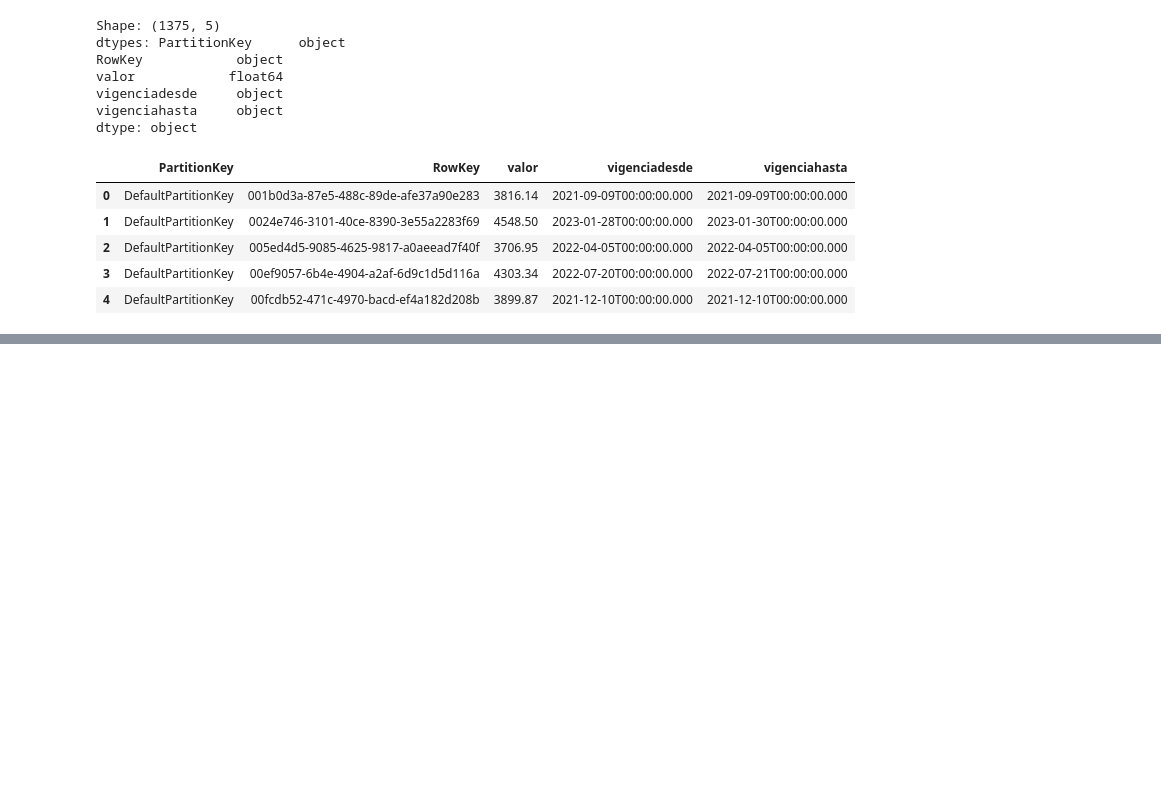
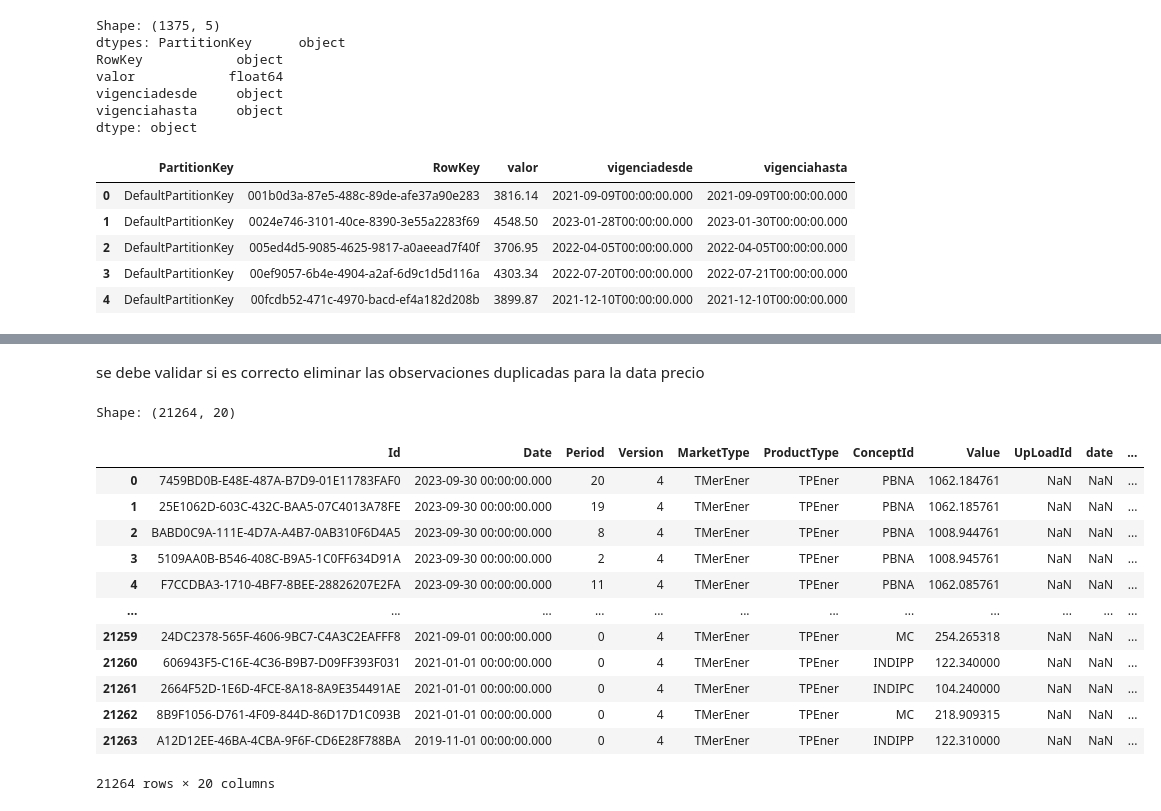
Before and after one commit to maestria-ds-eafit/Proyecto-Integrador-Semestre1, a Jupyter notebook: python-notebooks/ReadEntitiesAzTable.ipynb, the cells around one changed output, grey strips where cells are left out. Drawn from its saved outputs; the diff is of its cells as text; code cells hidden in the pictures; blank space fills up the shorter version.

Commit message:
add join tables

```diff
--- a/python-notebooks/ReadEntitiesAzTable.ipynb
+++ b/python-notebooks/ReadEntitiesAzTable.ipynb
@@ -84,0 +391,7 @@ df_precipitacion = get_dataframe_from_table_storage_table(
+# %%
+df_pivot = df_filtrado.pivot(index='date', columns='departamento', values='precipitacion_total')
+
+# Resetear el índice si lo deseas
+df_pivot.reset_index(inplace=True)
+
+df_pivot
@@ -84,0 +415,25 @@ df_precipitacion = get_dataframe_from_table_storage_table(
+# %%
+def obtain_content_of_blob(connection_string, container_name, file_name):
+    """
+    Esta función crea una conexión a un archivo específico almacenado en blob Storage y retorna su contenido
+    """
+    blob_service_client = BlobServiceClient.from_connection_string(connection_string)
+    container_client = blob_service_client.get_container_client(container_name)
+    blob_client = container_client.get_blob_client(file_name)
+    blob_stream = blob_client.download_blob().readall()
+    blob_file = io.BytesIO(blob_stream)
+    return blob_file
+# %%
+connection_string = os.getenv("AZ_CONNECTION_STRING")
+container_name = "raw/EnergySuiteData/precios/aire/"
+# %%
+df_precio = pd.read_csv(
+    obtain_content_of_blob(connection_string, container_name, "AireSup-Prices.csv"),
+    delimiter=";",
+    # type={"Id":str,"Date": str,"Period":int,"Version":int,"ProductType":str,
+    #   "ConceptId":str,"ElementId":str,"Value":float,"SourceType":str,"NatureType":str},
+    #   nrows=100000) #Loading only first 100000 rows
+)
+print(df_precio.shape)
+print(df_precio.dtypes)
+df_precio.head()
@@ -84,0 +478,26 @@ df_precipitacion = get_dataframe_from_table_storage_table(
+# %% [markdown]
+se debe validar si es correcto eliminar las observaciones duplicadas para la data precio
+# %%
+df_precio['Date'] = df_precio['Date'].astype(str)
+df_pivot['date'] = df_pivot['date'].astype(str)
+
+# Unir los DataFrames
+df_union = pd.merge(df_precio, df_pivot, left_on=['Date'], right_on=['date'], how='left')
+
+print(f"Shape: {df_union.shape}")
+df_union
+# %% [output]
+Shape: (21264, 20)
+|  | Id | Date | Period | Version | MarketType | ProductType | ConceptId | Value | UpLoadId | date | ... |
+| 0 | 7459BD0B-E48E-487A-B7D9-01E11783FAF0 | 2023-09-30 00:00:00.000 | 20 | 4 | TMerEner | TPEner | PBNA | 1062.184761 | NaN | NaN | ... |
+| 1 | 25E1062D-603C-432C-BAA5-07C4013A78FE | 2023-09-30 00:00:00.000 | 19 | 4 | TMerEner | TPEner | PBNA | 1062.185761 | NaN | NaN | ... |
+| 2 | BABD0C9A-111E-4D7A-A4B7-0AB310F6D4A5 | 2023-09-30 00:00:00.000 | 8 | 4 | TMerEner | TPEner | PBNA | 1008.944761 | NaN | NaN | ... |
+| 3 | 5109AA0B-B546-408C-B9A5-1C0FF634D91A | 2023-09-30 00:00:00.000 | 2 | 4 | TMerEner | TPEner | PBNA | 1008.945761 | NaN | NaN | ... |
+| 4 | F7CCDBA3-1710-4BF7-8BEE-28826207E2FA | 2023-09-30 00:00:00.000 | 11 | 4 | TMerEner | TPEner | PBNA | 1062.085761 | NaN | NaN | ... |
+| ... | ... | ... | ... | ... | ... | ... | ... | ... | ... | ... | ... |
+| 21259 | 24DC2378-565F-4606-9BC7-C4A3C2EAFFF8 | 2021-09-01 00:00:00.000 | 0 | 4 | TMerEner | TPEner | MC | 254.265318 | NaN | NaN | ... |
+| 21260 | 606943F5-C16E-4C36-B9B7-D09FF393F031 | 2021-01-01 00:00:00.000 | 0 | 4 | TMerEner | TPEner | INDIPP | 122.340000 | NaN | NaN | ... |
+| 21261 | 2664F52D-1E6D-4FCE-8A18-8A9E354491AE | 2021-01-01 00:00:00.000 | 0 | 4 | TMerEner | TPEner | INDIPC | 104.240000 | NaN | NaN | ... |
+| 21262 | 8B9F1056-D761-4F09-844D-86D17D1C093B | 2021-01-01 00:00:00.000 | 0 | 4 | TMerEner | TPEner | MC | 218.909315 | NaN | NaN | ... |
+| 21263 | A12D12EE-46BA-4CBA-9F6F-CD6E28F788BA | 2019-11-01 00:00:00.000 | 0 | 4 | TMerEner | TPEner | INDIPP | 122.310000 | NaN | NaN | ... |
+21264 rows × 20 columns
```
Also changed, not shown: parts of 37 cells of this notebook, 4 other files.
